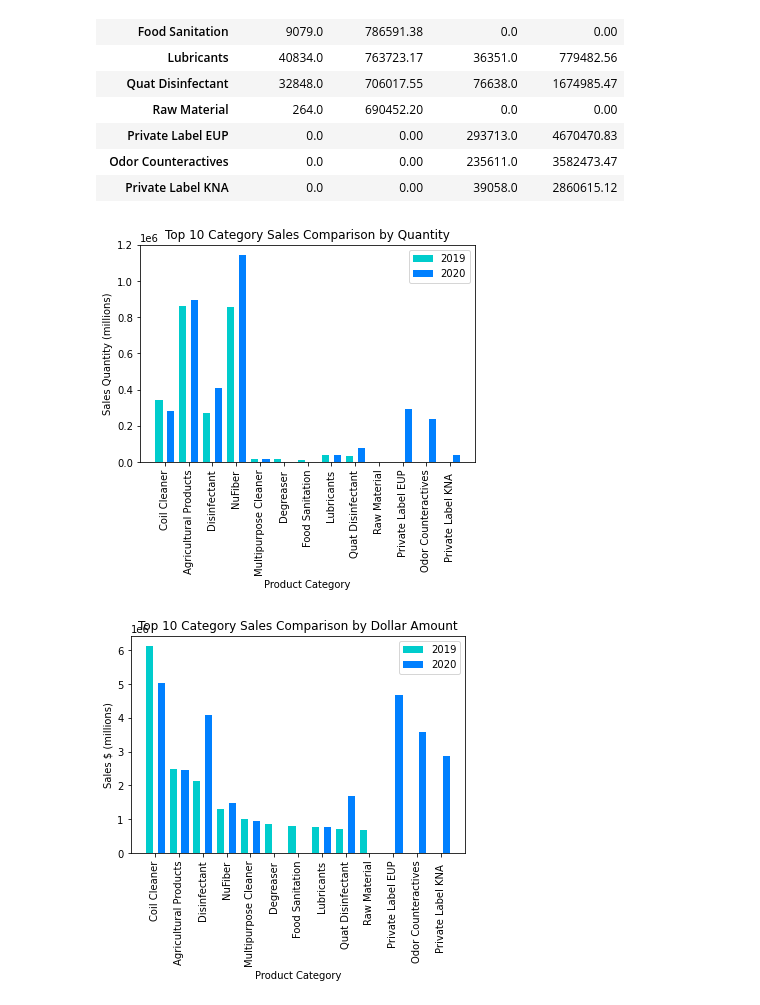
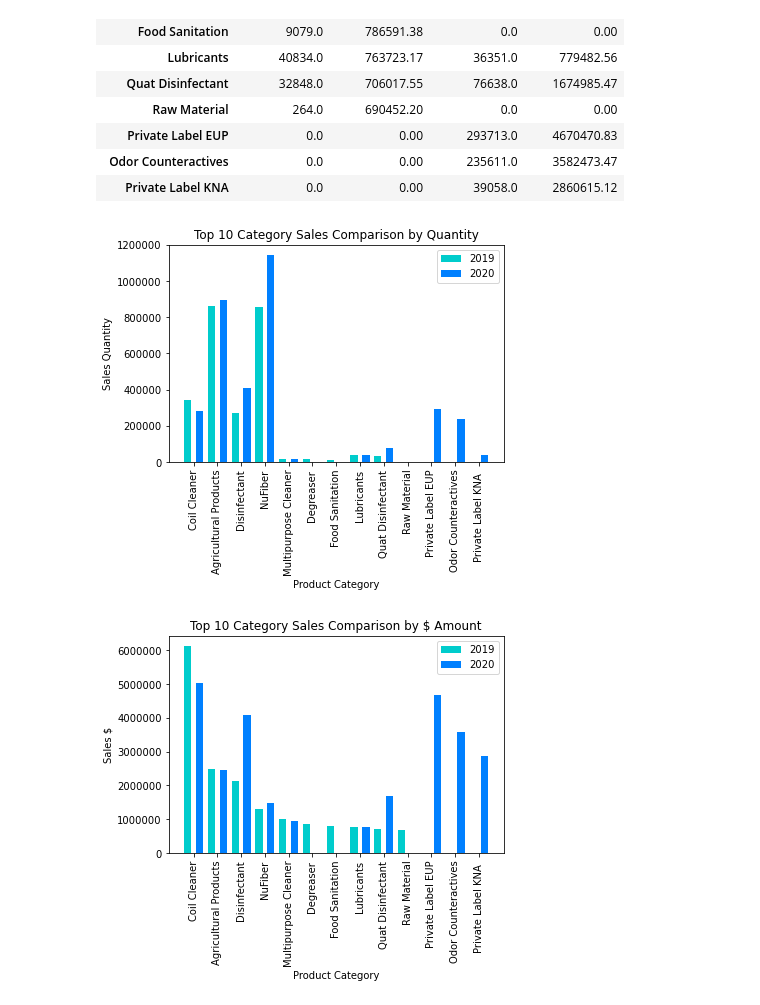
Before and after one commit to aadeba5/Project1, a Jupyter notebook: Nuance_Eric.ipynb, the cells around one changed output. Saved outputs shown, nothing was run; the diff lists cells and outputs as text; code cells hidden in the pictures.

```diff
--- a/Nuance_Eric.ipynb
+++ b/Nuance_Eric.ipynb
@@ -199,26 +199,28 @@ twenty_20 = merged_data['qty_ship_2020'].to_numpy()
 # %%
 x = np.arange(len(xlabels))
 w=.5
 plt.bar(x, height = merged_data['qty_ship_2019'], width=.3, color = '#00CCCC')
 plt.bar(x+w, height = merged_data['qty_ship_2020'], width = .3, color = '#0080FF')
 plt.xticks([i+w/2 for i in range(len(x))], labels, rotation=90)
 plt.legend(loc="upper right", labels=['2019', '2020'])
-plt.ylabel('Sales Quantity (millions)')
+plt.ylabel('Sales Quantity')
+plt.ticklabel_format(useOffset=False, style = 'plain', axis = 'y')
 plt.xlabel('Product Category')
 plt.title('Top 10 Category Sales Comparison by Quantity')
 plt.savefig('output/Top 10 Category Sales Comparison by Quantity - dual', facecolor='w', bbox_inches='tight')
 plt.show()
 # %% [output]
-[figure, old version]
+[figure, new version]
 # %%
 plt.bar(x, height = merged_data['price_net_2019'], width=.3, color = '#00CCCC')
 plt.bar(x+w, height = merged_data['price_net_2020'], width = .3, color = '#0080FF')
 plt.xticks([i+w/2 for i in range(len(x))], labels, rotation=90)
 plt.legend(loc="upper right", labels=['2019', '2020'])
-plt.ylabel('Sales $ (millions)')
+plt.ylabel('Sales $')
+plt.ticklabel_format(useOffset=False, style = 'plain', axis = 'y')
 plt.xlabel('Product Category')
-plt.title('Top 10 Category Sales Comparison by Dollar Amount')
+plt.title('Top 10 Category Sales Comparison by $ Amount')
 plt.savefig('output/Top 10 Category Sales Comparison by Dollar Amount - dual',facecolor='w', bbox_inches='tight')
 plt.show()
 # %% [output]
-[figure, old version]
+[figure, new version]
```
Also changed, not shown: 3 other files.
